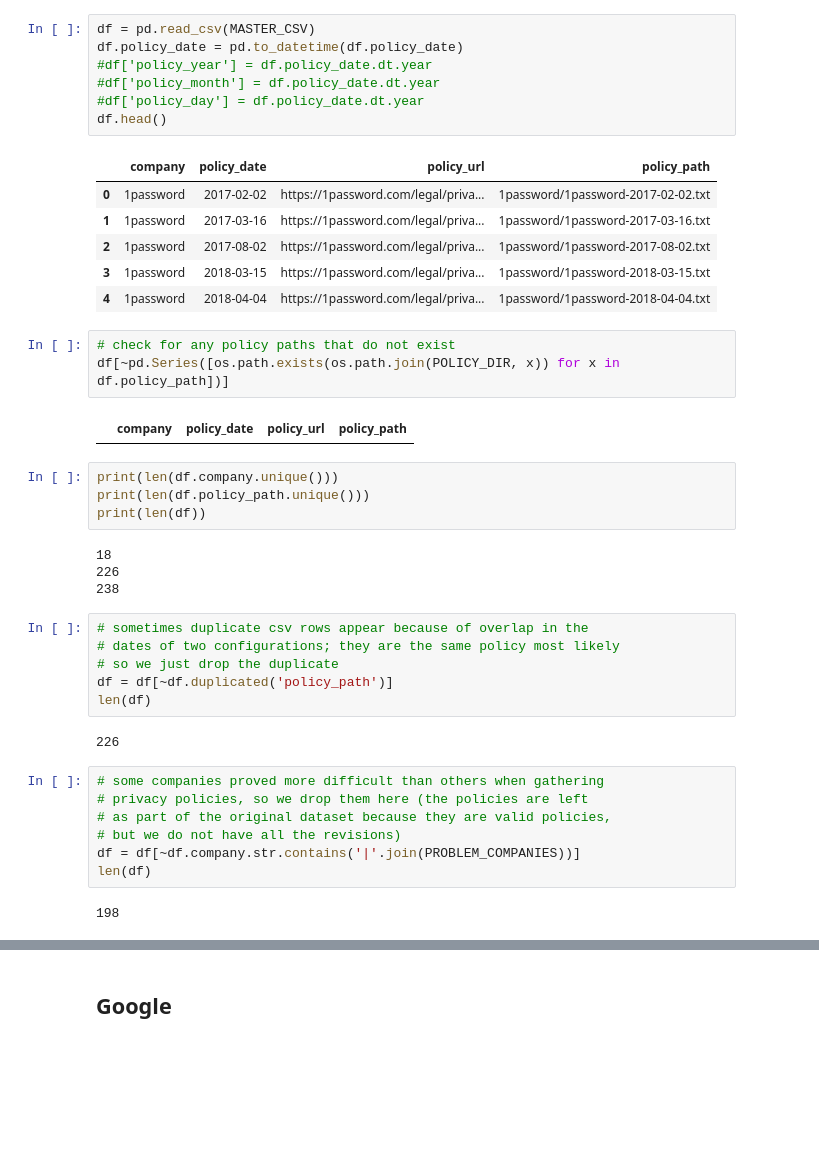
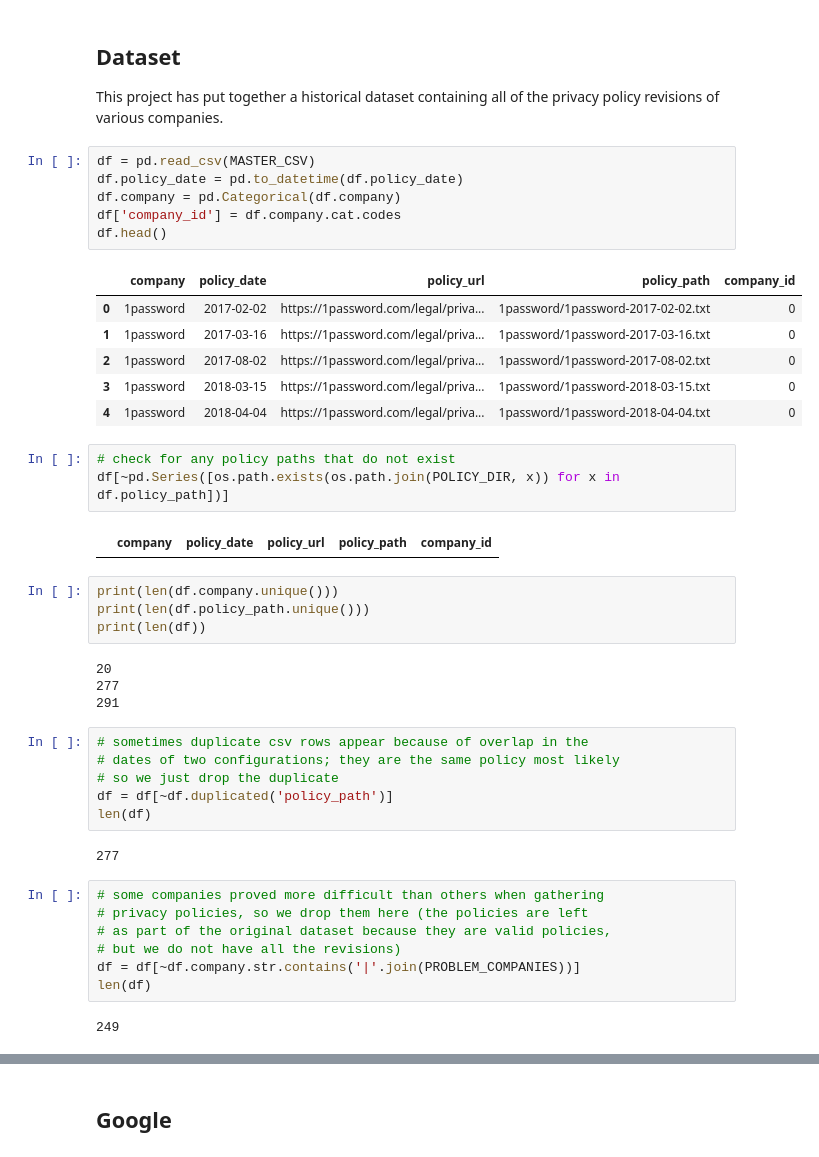
Before and after one commit to workmanjack/privacy-policies-through-time, a Jupyter notebook: notebooks/privacy-policies-through-time.ipynb, the cells around one changed output, grey strips where cells are left out. Cells and saved outputs as stored; diff of their text form; blank space fills up the shorter version.

```diff
--- a/notebooks/privacy-policies-through-time.ipynb
+++ b/notebooks/privacy-policies-through-time.ipynb
@@ -21,30 +25,33 @@ The autoreload extension is already loaded. To reload it, use:
+# %% [markdown]
+## Dataset
+
+This project has put together a historical dataset containing all of the privacy policy revisions of various companies.
 # %%
 df = pd.read_csv(MASTER_CSV)
 df.policy_date = pd.to_datetime(df.policy_date)
-#df['policy_year'] = df.policy_date.dt.year
-#df['policy_month'] = df.policy_date.dt.year
-#df['policy_day'] = df.policy_date.dt.year
+df.company = pd.Categorical(df.company)
+df['company_id'] = df.company.cat.codes
 df.head()
 # %% [output]
-|  | company | policy_date | policy_url | policy_path |
-| 0 | 1password | 2017-02-02 | https://1password.com/legal/priva... | 1password/1password-2017-02-02.txt |
-| 1 | 1password | 2017-03-16 | https://1password.com/legal/priva... | 1password/1password-2017-03-16.txt |
-| 2 | 1password | 2017-08-02 | https://1password.com/legal/priva... | 1password/1password-2017-08-02.txt |
-| 3 | 1password | 2018-03-15 | https://1password.com/legal/priva... | 1password/1password-2018-03-15.txt |
-| 4 | 1password | 2018-04-04 | https://1password.com/legal/priva... | 1password/1password-2018-04-04.txt |
+|  | company | policy_date | policy_url | policy_path | company_id |
+| 0 | 1password | 2017-02-02 | https://1password.com/legal/priva... | 1password/1password-2017-02-02.txt | 0 |
+| 1 | 1password | 2017-03-16 | https://1password.com/legal/priva... | 1password/1password-2017-03-16.txt | 0 |
+| 2 | 1password | 2017-08-02 | https://1password.com/legal/priva... | 1password/1password-2017-08-02.txt | 0 |
+| 3 | 1password | 2018-03-15 | https://1password.com/legal/priva... | 1password/1password-2018-03-15.txt | 0 |
+| 4 | 1password | 2018-04-04 | https://1password.com/legal/priva... | 1password/1password-2018-04-04.txt | 0 |
 # %%
 # check for any policy paths that do not exist
 df[~pd.Series([os.path.exists(os.path.join(POLICY_DIR, x)) for x in df.policy_path])]
 # %% [output]
-|  | company | policy_date | policy_url | policy_path |
+|  | company | policy_date | policy_url | policy_path | company_id |
 # %%
 print(len(df.company.unique()))
 print(len(df.policy_path.unique()))
 print(len(df))
 # %% [output]
-18
-226
-238
+20
+277
+291
 # %%
 # sometimes duplicate csv rows appear because of overlap in the
 # dates of two configurations; they are the same policy most likely
@@ -52,7 +59,7 @@ print(len(df))
 df = df[~df.duplicated('policy_path')]
 len(df)
 # %% [output]
-226
+277
 # %%
 # some companies proved more difficult than others when gathering
 # privacy policies, so we drop them here (the policies are left
@@ -61,7 +68,7 @@ len(df)
 df = df[~df.company.str.contains('|'.join(PROBLEM_COMPANIES))]
 len(df)
 # %% [output]
-198
+249
 # %%
 print(len(df.company.unique()))
 df.company.unique()
```
Also changed, not shown: parts of 17 cells of this notebook, 6 other files.
